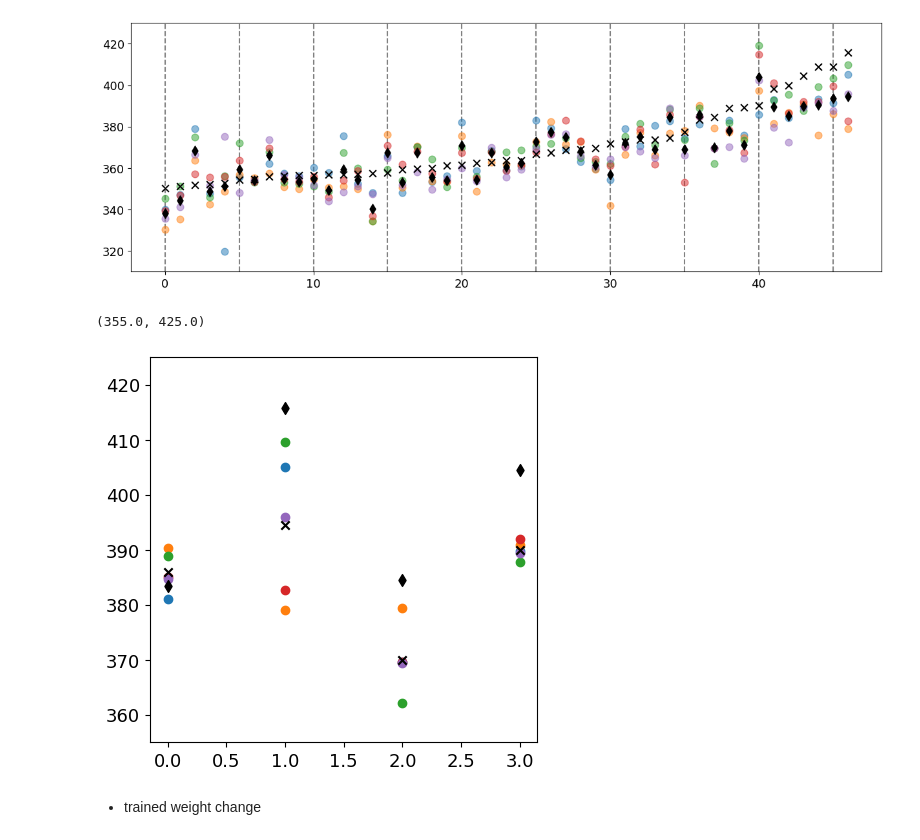
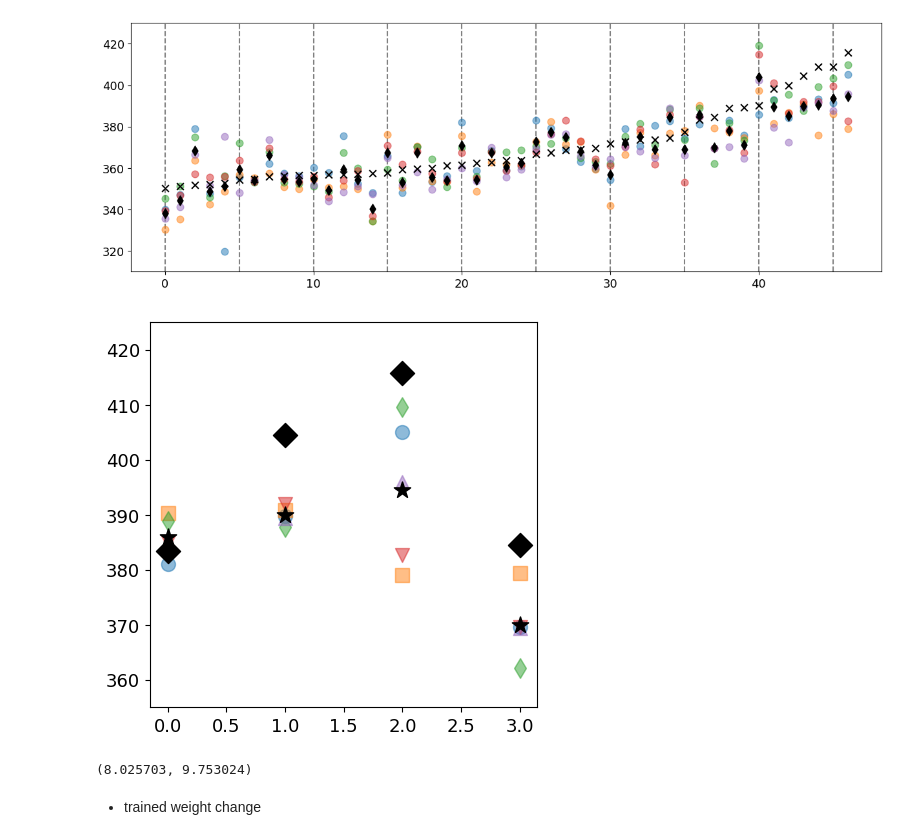
Before and after one commit to git-jhyang/KRICT_polymer, a Jupyter notebook: notebooks/output_finetune.ipynb, the cells around one changed output. Cells and saved outputs as stored; diff of their text form; code cells hidden in the pictures.

```diff
--- a/notebooks/output_finetune.ipynb
+++ b/notebooks/output_finetune.ipynb
@@ -343,21 +343,24 @@ ax.set_ylim([310,430])
 # %%
 vals = np.vstack(outputs['test']['finetune']['pred'] + [np.mean(outputs['test']['finetune']['pred'], 0), outputs['test']['finetune']['target'][0]]).T + 273.15
 f, ax = plt.subplots(1,1,figsize=(5,5))
-for j, i in enumerate([6,7,11,29]):
+for j, i in enumerate([6,29,7,11]):
     a, b, c, d, e, ens, t = vals[i]
-    ax.scatter(j, a, color=mpl.cm.tab10(0))
-    ax.scatter(j, b, color=mpl.cm.tab10(1))
-    ax.scatter(j, c, color=mpl.cm.tab10(2))
-    ax.scatter(j, d, color=mpl.cm.tab10(3))
-    ax.scatter(j, e, color=mpl.cm.tab10(4))
-    ax.scatter(j, t, marker='d', color=[0,0,0])
-    ax.scatter(j, ens, marker='x', color=[0,0,0])
+    ax.scatter(j, a, color=mpl.cm.tab10(0), marker='o', alpha=0.5, s=100)
+    ax.scatter(j, b, color=mpl.cm.tab10(1), marker='s', alpha=0.5, s=100)
+    ax.scatter(j, c, color=mpl.cm.tab10(2), marker='d', alpha=0.5, s=100)
+    ax.scatter(j, d, color=mpl.cm.tab10(3), marker='v', alpha=0.5, s=100)
+    ax.scatter(j, e, color=mpl.cm.tab10(4), marker='^', alpha=0.5, s=100)
+    ax.scatter(j, t, marker='D', color=[0,0,0], s=150)
+    ax.scatter(j, ens, marker='*', color=[0,0,0], s=150)
 ax.set_ylim([355, 425])
 
-#f.savefig('./figs/output.test.support.pdf')
+f.savefig('../../figs/output.test.support.pdf')
 # %% [output]
-(355.0, 425.0)
-[figure, old version]
+[figure, new version]
+# %%
+np.mean(np.abs(np.mean(outputs['test']['finetune']['pred'], 0) - outputs['test']['finetune']['target'][0])), np.sqrt(np.mean(np.square(np.mean(outputs['test']['finetune']['pred'], 0) - outputs['test']['finetune']['target'][0])))
+# %% [output]
+(8.025703, 9.753024)
 # %% [markdown]
 - trained weight change
 # %%
```
Also changed, not shown: parts of 2 cells of this notebook, 1 other file.
